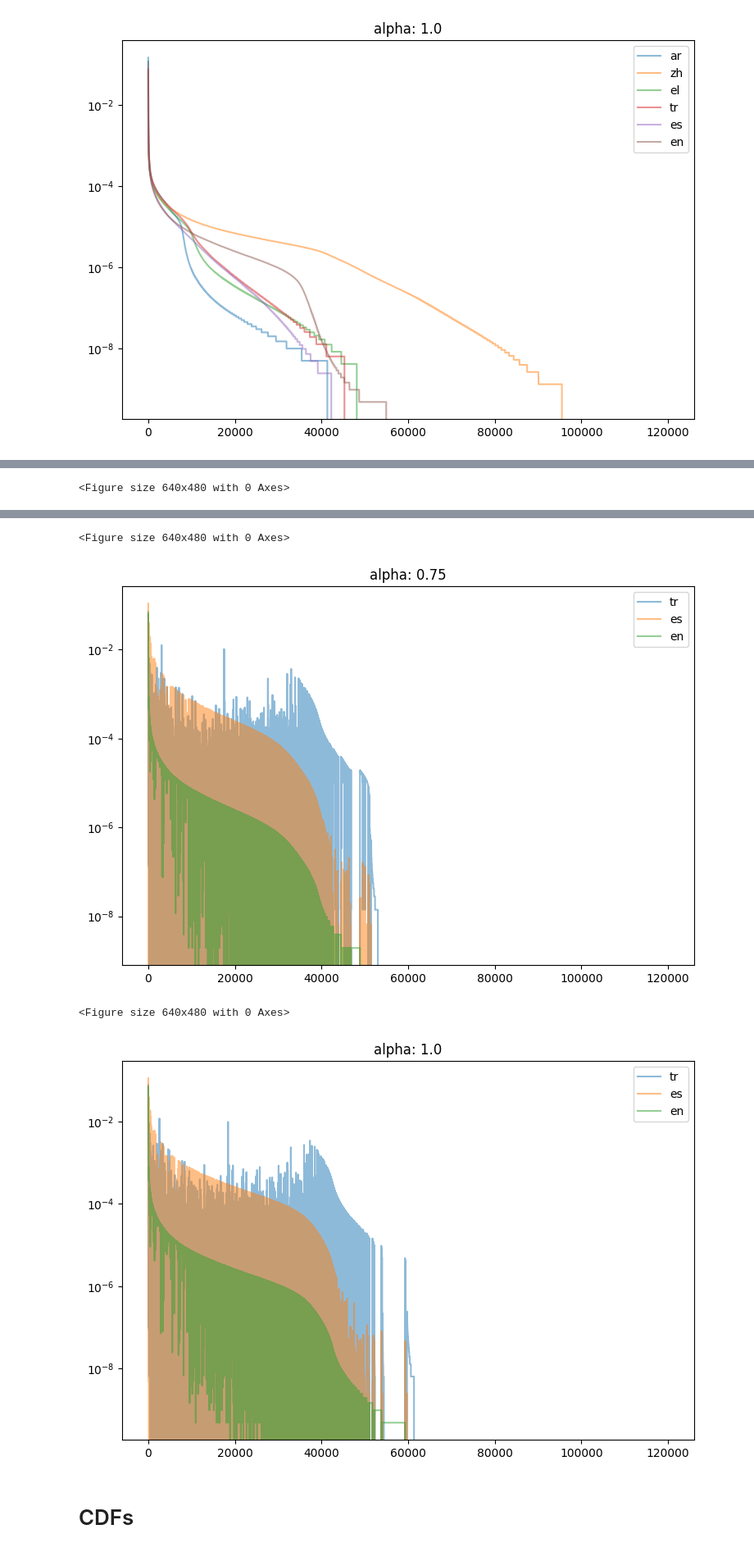
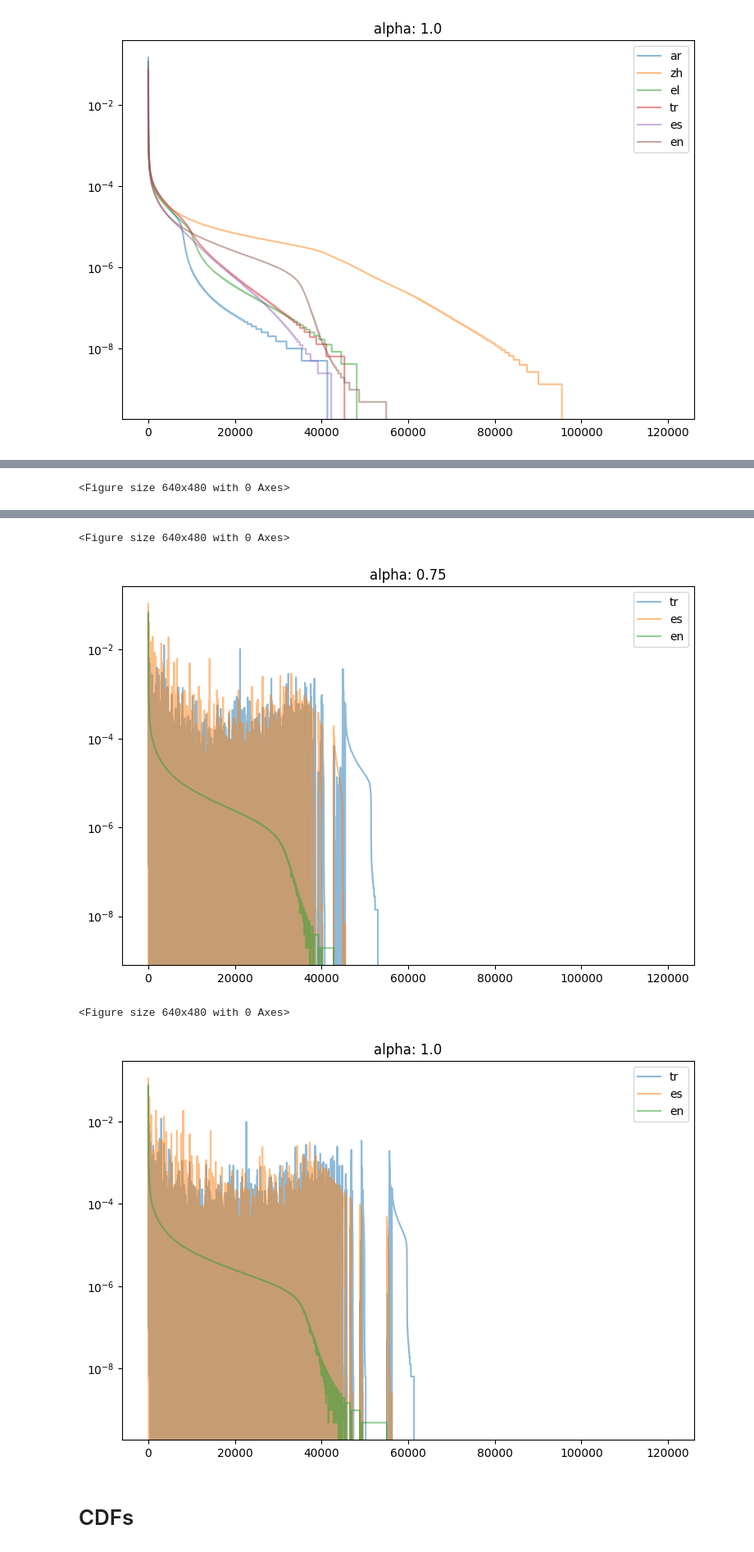
Before and after one commit to tomlimi/entangled_in_scripts, a Jupyter notebook: src/notebooks/4a_multilingual_tokenizer_distribution_properties.ipynb, the cells around one changed output, grey strips where cells are left out. Shown: that part at 82% size. Drawn from its saved outputs; the diff is of its cells as text; code cells hidden in the pictures.

Commit message:
added/updated notebooks with tokenizer properties

```diff
--- a/src/notebooks/4a_multilingual_tokenizer_distribution_properties.ipynb
+++ b/src/notebooks/4a_multilingual_tokenizer_distribution_properties.ipynb
@@ -72,7 +72,7 @@ for alpha in alphas:
     jds[alpha] = {}
     for lang1, lang2 in itertools.product(languages, languages):
         # to get the divergence, we need to square the JS-distances
-        jds[alpha][(lang1, lang2)] = jensenshannon(token_dists[alpha][lang1], token_dists[alpha][lang2]) ** 2
+        jds[alpha][(lang1, lang2)] = jensenshannon(token_dists[alpha][lang1], token_dists[alpha][lang2], base=2.) ** 2
 
 # plot the KL divergence as a heatmap
 for alpha in alphas:
@@ -119,7 +119,7 @@ jds = {}
 for alpha in alphas:
     jds[alpha] = {}
     for lang1 in languages:
-        jds[alpha][lang1] = jensenshannon(token_dists[alpha][lang1], overall_token_dists[alpha]) ** 2
+        jds[alpha][lang1] = jensenshannon(token_dists[alpha][lang1], overall_token_dists[alpha], base=2.) ** 2
 
 # plot the KL divergence
 plt.figure(figsize=(10, 10))
@@ -144,7 +144,7 @@ kls = {}
 for alpha in alphas:
     kls[alpha] = {}
     for lang1 in languages:
-        kls[alpha][lang1] = entropy(token_dists[alpha][lang1], overall_token_dists[alpha])
+        kls[alpha][lang1] = entropy(token_dists[alpha][lang1], overall_token_dists[alpha], base=2.)
 
 # plot the KL divergence
 plt.figure(figsize=(10, 10))
@@ -215,7 +215,7 @@ for alpha in alphas:
     f, ax = plt.subplots(figsize=(9, 6))
     index_sort_key = np.zeros_like(overall_token_dists[alpha])
     for lang_idx, lang in enumerate(langugage_subset):
-        index_sort_key -= token_dists[alpha][lang] * pow(100, lang_idx)
+        index_sort_key -= token_dists[alpha][lang] * pow(100000, lang_idx)
     index_sort = np.argsort(index_sort_key)
     for lang in langugage_subset:
         ax.plot(token_dists[alpha][lang][index_sort], label=lang, alpha=0.5)
@@ -232,7 +232,7 @@ for alpha in alphas:
 <Figure size 640x480 with 0 Axes>
-[figure, old version]
+[figure, new version]
 <Figure size 640x480 with 0 Axes>
-[figure, old version]
+[figure, new version]
 # %% [markdown]
 # CDFs
 # %%
```
Also changed, not shown: parts of 5 cells of this notebook, 3 other files.
